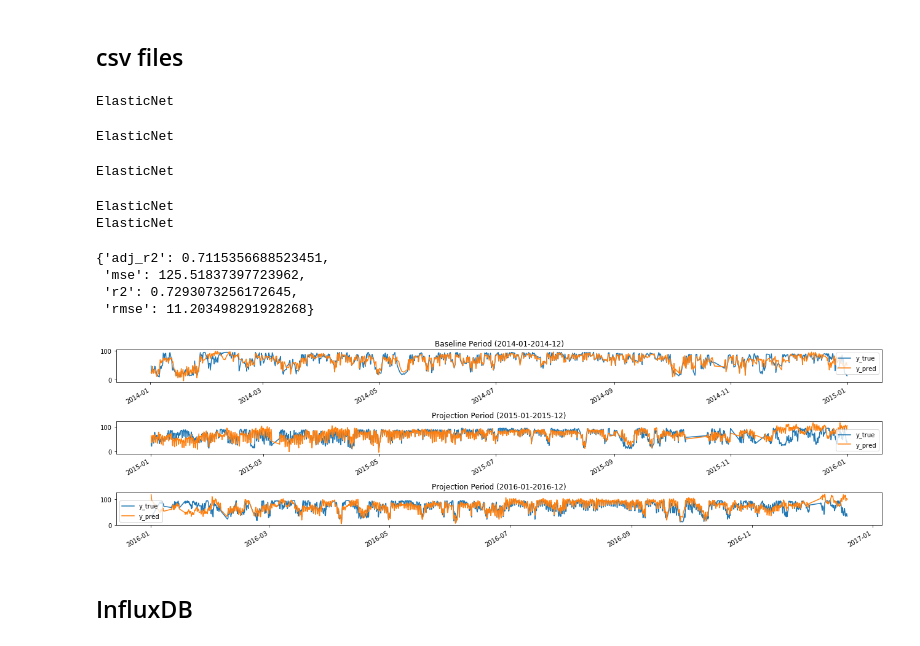
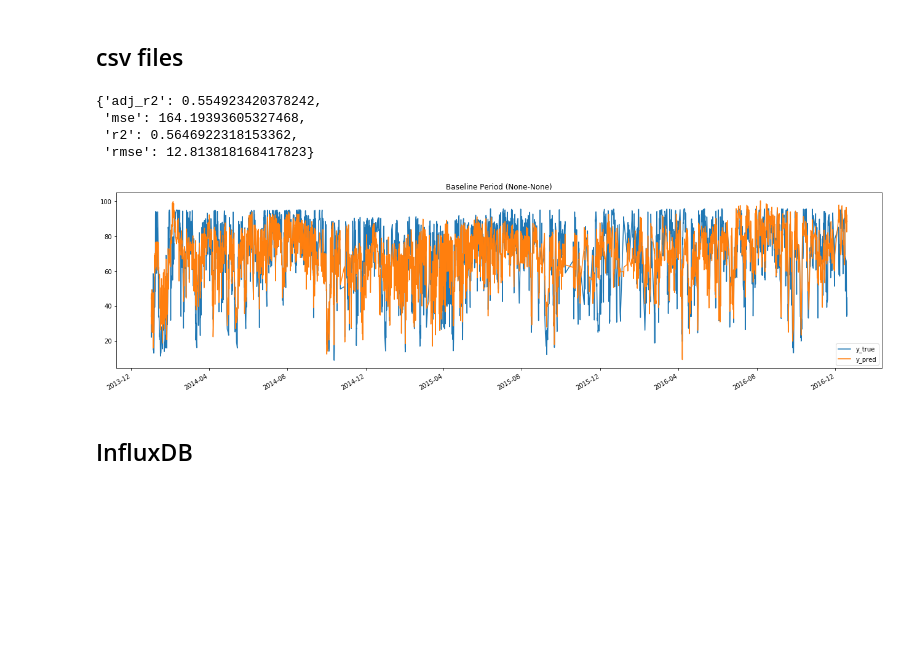
Before and after one commit to marcopritoni/BuildingEnergyAnalytics, a Jupyter notebook: BuildingEnergyAnalytics/Modeling/Main.ipynb, the cells around one changed output. Drawn from its saved outputs; the diff is of its cells as text; code cells hidden in the pictures; blank space fills up the shorter version.

Commit message:
time_period does not need to be explicity stated

```diff
--- a/BuildingEnergyAnalytics/Modeling/Main.ipynb
+++ b/BuildingEnergyAnalytics/Modeling/Main.ipynb
@@ -12,30 +13,25 @@ from Influx_Dataframe_Client import Influx_Dataframe_Client
 # %%
 def func(X, y):
     from sklearn.linear_model import LinearRegression
     from sklearn.model_selection import cross_val_score
     model = LinearRegression()
     model.fit(X, y)
     return model.predict(X)
 
-main_obj = Main()
+main_obj = Wrapper()
 imported_data = main_obj.import_data(folder_name='../../../../../Desktop/LBNL/Data/', head_row=[5,5,0])
 cleaned_data = main_obj.clean_data(imported_data, high_bound=9998,
                                 rename_col=['OAT', 'RelHum_Avg', 'CHW_Elec', 'Elec', 'Gas', 'HW_Heat'])
 preprocessed_data = main_obj.preprocess_data(cleaned_data, WEEK=True, TOD=True, var_to_expand=['TOD','WEEK'])
 main_obj.model(preprocessed_data, output_col='HW_Heat', alphas=np.logspace(-4,1,5), figsize=(18,5),
-                time_period=["2014-01","2014-12", "2015-01","2015-12", "2016-01","2016-12"],
+#                 time_period=["2014-01","2014-12", "2015-01","2015-12", "2016-01","2016-12"],
                 custom_model_func=func)
 # %% [output]
-ElasticNet
+{'adj_r2': 0.554923420378242,
+ 'mse': 164.19393605327468,
+ 'r2': 0.5646922318153362,
+ 'rmse': 12.813818168417823}
-ElasticNet
-ElasticNet
-ElasticNet
-ElasticNet
-{'adj_r2': 0.7115356688523451,
- 'mse': 125.51837397723962,
- 'r2': 0.7293073256172645,
- 'rmse': 11.203498291928268}
-[figure, old version]
+[figure, new version]
 # %% [markdown]
 ## InfluxDB
 # %%
```
Also changed, not shown: parts of 4 cells of this notebook, 5 other files.
